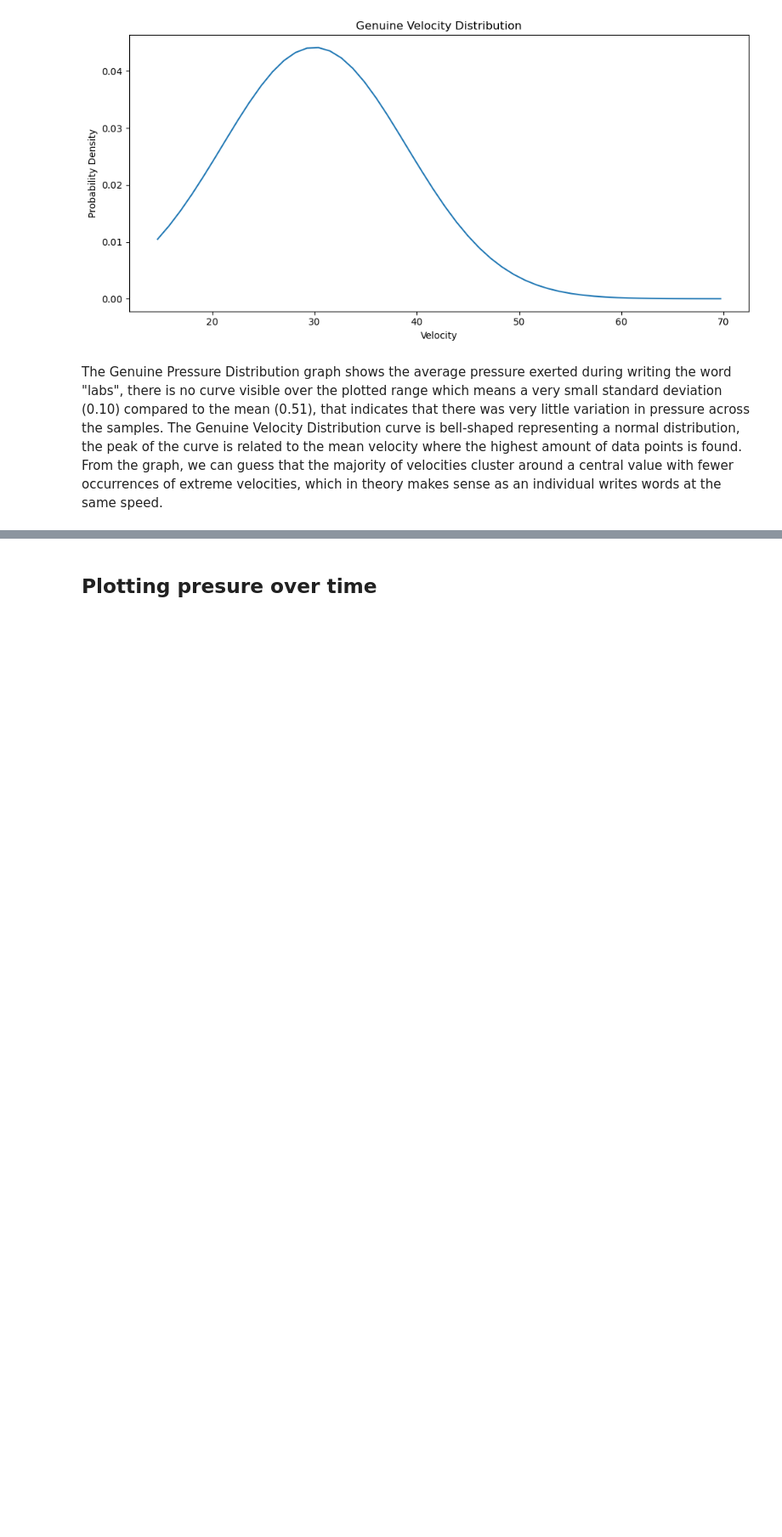
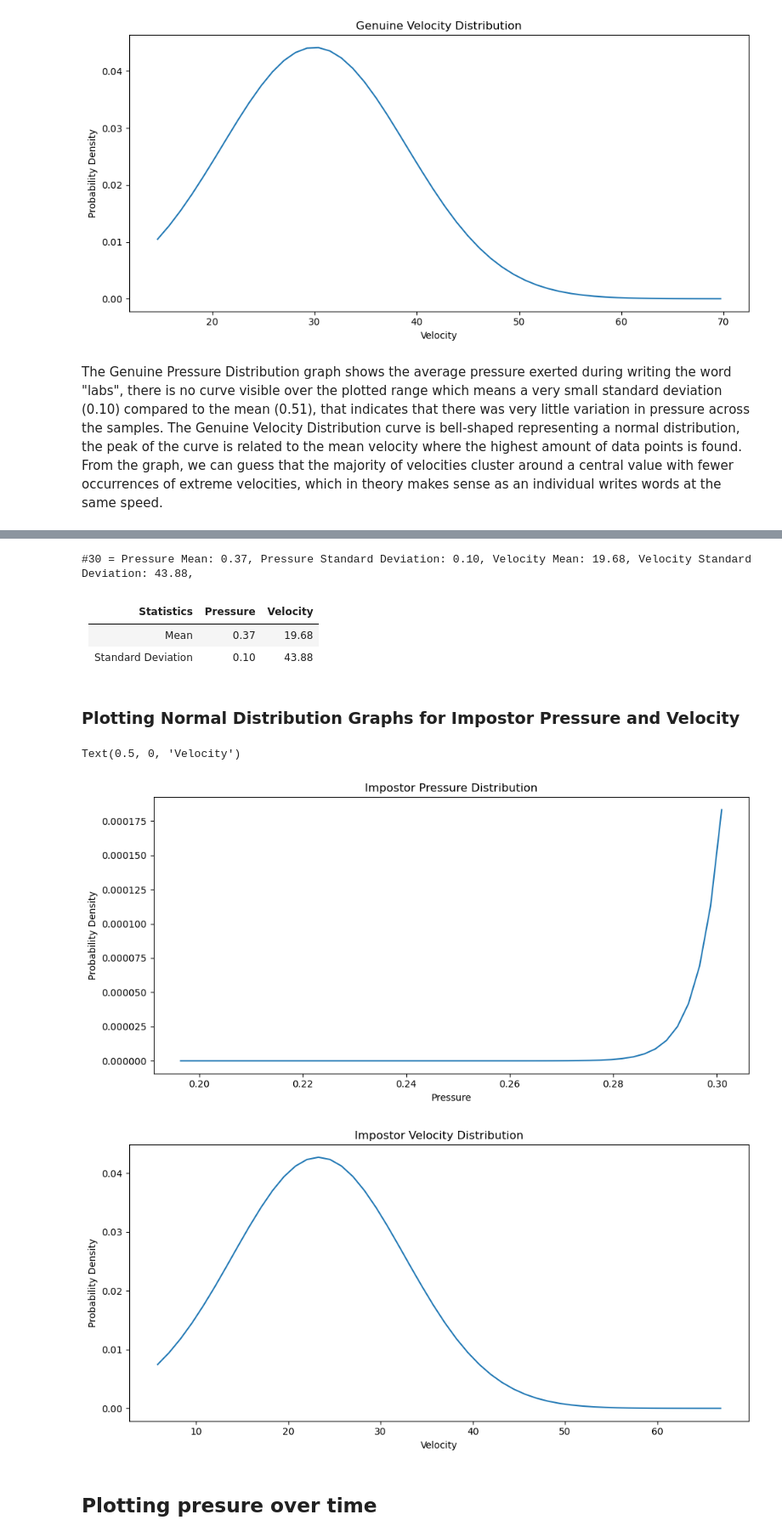
Before and after one commit to Abhay2412/ENCM509Labs, a Jupyter notebook: Lab 2/Lab02_2024W-AbhayKhosla.ipynb, the cells around one changed output, grey strips where cells are left out. Shown at 85% size. Saved outputs shown, nothing was run; the diff lists cells and outputs as text; code cells hidden in the pictures; blank space fills up the shorter version.

```diff
--- a/Lab 2/Lab02_2024W-AbhayKhosla.ipynb
+++ b/Lab 2/Lab02_2024W-AbhayKhosla.ipynb
@@ -303,3 +329,61 @@ The Genuine Pressure Distribution graph shows the average pressure exerted durin
+# %%
+# columns : mean vel, std vec, mean prs, std prs
+stats_measures = np.zeros((30,4))
+
+# using 30 impostor signatures
+for i in range(30):
+    csv_file = pd.read_csv(data_dir_impostor + '%d.csv' % (i+1))
+    coord1 = csv_file[['X', 'Y']].to_numpy()
+    time1 = csv_file['Time'].to_numpy().reshape((-1,1))
+    prs1 = csv_file['Pressure'].to_numpy().reshape((-1,1))
+    vel = calc_velocity(time1, coord1)
+    stats_measures[i, 0] = np.mean(vel)
+    stats_measures[i, 1] = np.std(vel)
+    stats_measures[i, 2] = np.mean(prs1)
+    stats_measures[i, 3] = np.std(prs1)
+print('#%d = Pressure Mean: %.2f, Pressure Standard Deviation: %.2f, Velocity Mean: %.2f, Velocity Standard Deviation: %.2f, ' %
+          (i+1, np.mean(prs1), np.std(prs1), np.mean(vel), np.std(vel)))
+# %% [output]
+#30 = Pressure Mean: 0.37, Pressure Standard Deviation: 0.10, Velocity Mean: 19.68, Velocity Standard Deviation: 43.88,
+# %% [markdown]
+| Statistics |      Pressure     |  Velocity |
+|----------|:-------------:|------:|
+| Mean |  0.37 | 19.68 |
+| Standard Deviation |    0.10   |   43.88 |
+# %% [markdown]
+### Plotting Normal Distribution Graphs for Impostor Pressure and Velocity
+# %%
+# Initialize arrays for plotting
+pressure_mean = stats_measures[:,2]
+pressure_standard_deviation = stats_measures[:,3]
+velocity_means = stats_measures[:,0]
+velocity_standard_deviation = stats_measures[:,1]
+
+# Create a range of x values for plotting the normal distributions
+x_velocity = np.linspace(min(velocity_means), max(velocity_standard_deviation))
+x_pressure = np.linspace(min(pressure_mean), max(pressure_standard_deviation))
+
+# Create the smooth normal distributions for velocity and pressure
+normal_pressure_impostor = norm(np.mean(pressure_mean), np.std(pressure_standard_deviation))
+normal_velocity_impostor = norm(np.mean(velocity_means), np.std(velocity_standard_deviation))
+
+# Plot for Pressure
+plt.figure(figsize=(10, 5))
+plt.plot(x_pressure, normal_pressure_impostor.pdf(x_pressure))
+plt.title('Impostor Pressure Distribution')
+plt.ylabel('Probability Density')
+plt.xlabel('Pressure')
+
+# Plot for Velocity
+plt.figure(figsize=(10, 5))
+plt.plot(x_velocity, normal_velocity_impostor.pdf(x_velocity))
+plt.title('Impostor Velocity Distribution')
+plt.ylabel('Probability Density')
+plt.xlabel('Velocity')
+# %% [output]
+Text(0.5, 0, 'Velocity')
+[figure, added]
+[figure, added]
 # %% [markdown]
 ## Plotting presure over time
 # %%
```
Also changed, not shown: parts of 7 cells of this notebook.
